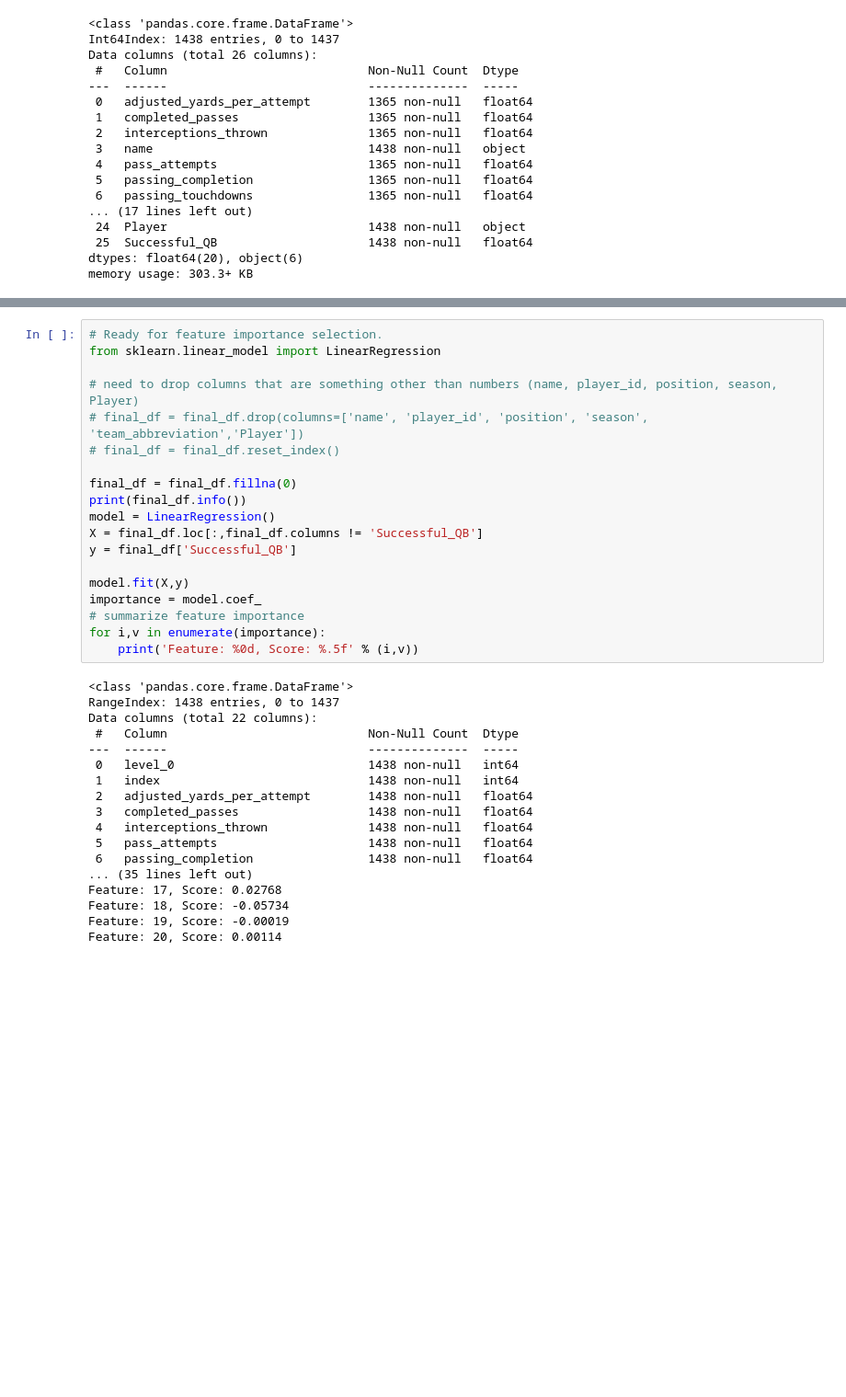
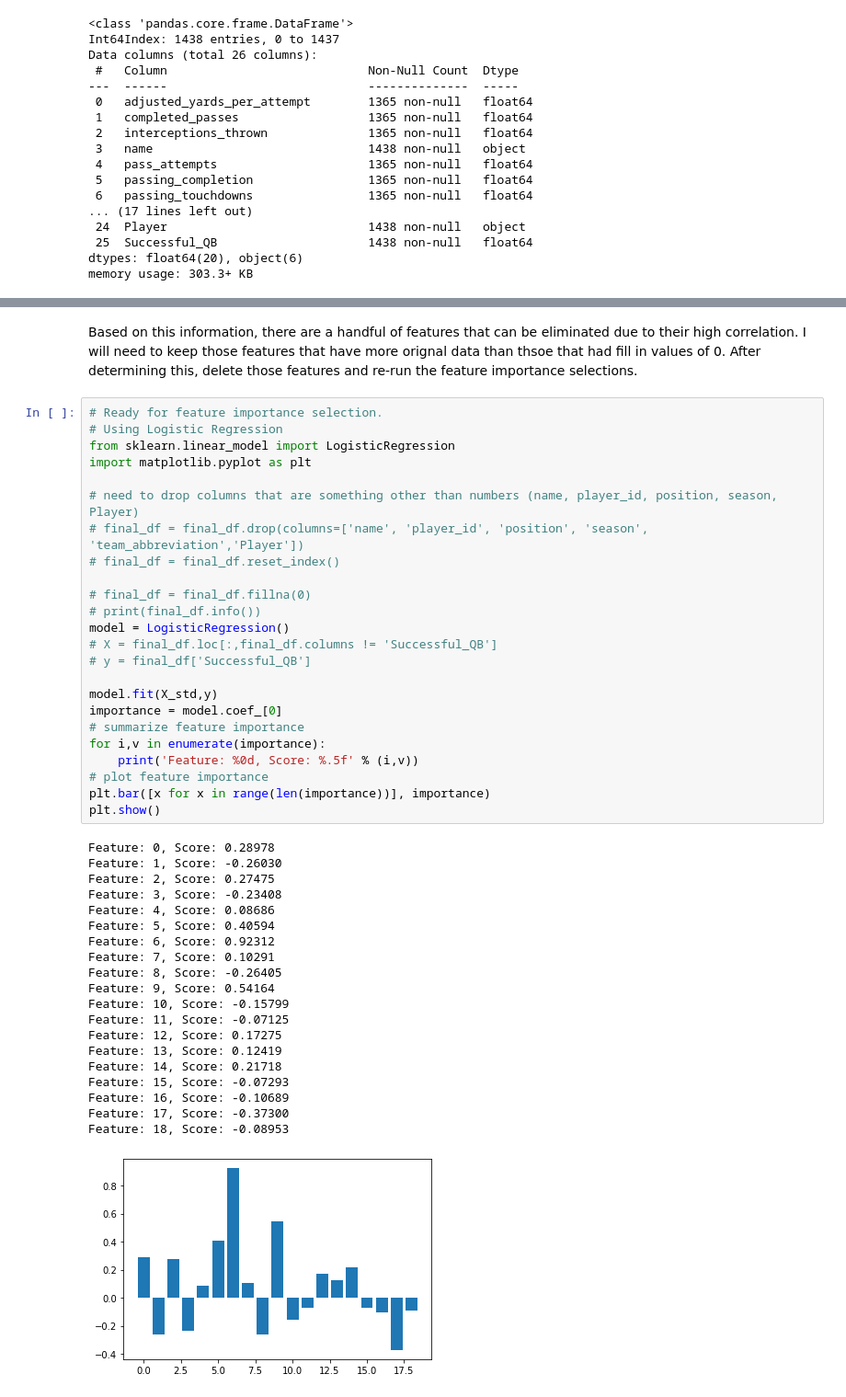
Before and after one commit to ramsey-king/DSC-630-Predictive-Analytics, a Jupyter notebook: Final Project/King_Ramsey_Term_Project_DSC_630_from_csv_files.ipynb, the cells around one changed output, grey strips where cells are left out. Shown: that part at 92% size. Cells and saved outputs as stored; diff of their text form; blank space fills up the shorter version.

```diff
--- a/Final Project/King_Ramsey_Term_Project_DSC_630_from_csv_files.ipynb
+++ b/Final Project/King_Ramsey_Term_Project_DSC_630_from_csv_files.ipynb
@@ -142,37 +222,47 @@ memory usage: 303.3+ KB
+# %% [markdown]
+Based on this information, there are a handful of features that can be eliminated due to their high correlation.  I will need to keep those features that have more orignal data than thsoe that had fill in values of 0.  After determining this, delete those features and re-run the feature importance selections.
 # %%
 # Ready for feature importance selection.
-from sklearn.linear_model import LinearRegression
+# Using Logistic Regression
+from sklearn.linear_model import LogisticRegression
+import matplotlib.pyplot as plt
 
 # need to drop columns that are something other than numbers (name, player_id, position, season, Player)
 # final_df = final_df.drop(columns=['name', 'player_id', 'position', 'season', 'team_abbreviation','Player'])
 # final_df = final_df.reset_index()
 
-final_df = final_df.fillna(0)
-print(final_df.info())
-model = LinearRegression()
-X = final_df.loc[:,final_df.columns != 'Successful_QB']
-y = final_df['Successful_QB']
+# final_df = final_df.fillna(0)
+# print(final_df.info())
+model = LogisticRegression()
+# X = final_df.loc[:,final_df.columns != 'Successful_QB']
+# y = final_df['Successful_QB']
 
-model.fit(X,y)
-importance = model.coef_
+model.fit(X_std,y)
+importance = model.coef_[0]
 # summarize feature importance
 for i,v in enumerate(importance):
 	print('Feature: %0d, Score: %.5f' % (i,v))
+# plot feature importance
+plt.bar([x for x in range(len(importance))], importance)
+plt.show()
 # %% [output]
-<class 'pandas.core.frame.DataFrame'>
-RangeIndex: 1438 entries, 0 to 1437
-Data columns (total 22 columns):
- #   Column                            Non-Null Count  Dtype
----  ------                            --------------  -----
- 0   level_0                           1438 non-null   int64
- 1   index                             1438 non-null   int64
- 2   adjusted_yards_per_attempt        1438 non-null   float64
- 3   completed_passes                  1438 non-null   float64
- 4   interceptions_thrown              1438 non-null   float64
- 5   pass_attempts                     1438 non-null   float64
- 6   passing_completion                1438 non-null   float64
-... (35 lines left out)
-Feature: 17, Score: 0.02768
-Feature: 18, Score: -0.05734
-Feature: 19, Score: -0.00019
-Feature: 20, Score: 0.00114
+Feature: 0, Score: 0.28978
+Feature: 1, Score: -0.26030
+Feature: 2, Score: 0.27475
+Feature: 3, Score: -0.23408
+Feature: 4, Score: 0.08686
+Feature: 5, Score: 0.40594
+Feature: 6, Score: 0.92312
+Feature: 7, Score: 0.10291
+Feature: 8, Score: -0.26405
+Feature: 9, Score: 0.54164
+Feature: 10, Score: -0.15799
+Feature: 11, Score: -0.07125
+Feature: 12, Score: 0.17275
+Feature: 13, Score: 0.12419
+Feature: 14, Score: 0.21718
+Feature: 15, Score: -0.07293
+Feature: 16, Score: -0.10689
+Feature: 17, Score: -0.37300
+Feature: 18, Score: -0.08953
+[figure, added]
```
Also changed, not shown: parts of 3 cells of this notebook, 1 other file.
